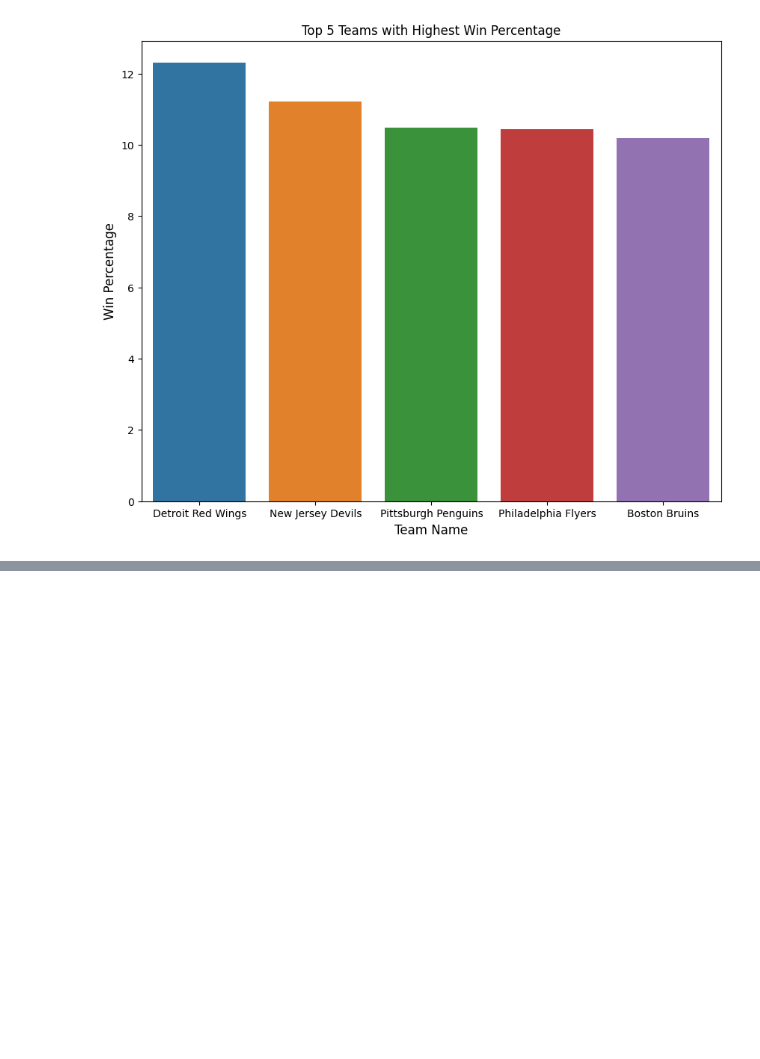
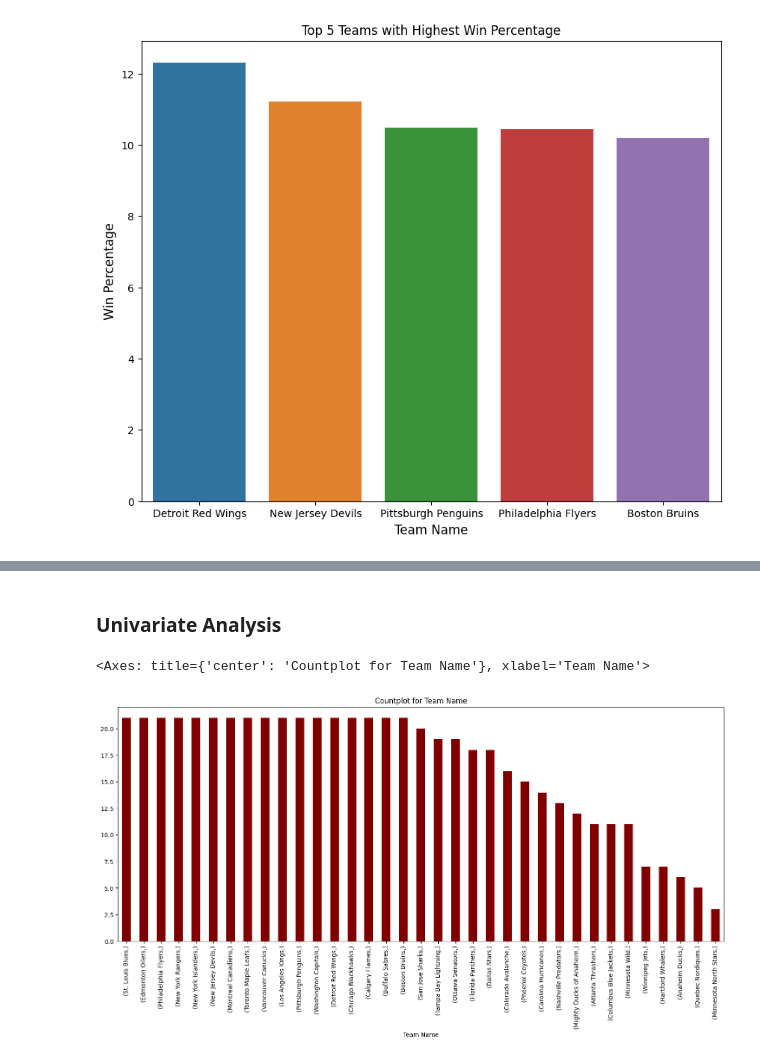
Before and after one commit to neerajprasad209/Etlhive_assignment, a Jupyter notebook: EDA_Scraped_data.ipynb, the cells around one changed output, grey strips where cells are left out. Cells and saved outputs as stored; diff of their text form; code cells hidden in the pictures; blank space fills up the shorter version.

```diff
--- a/EDA_Scraped_data.ipynb
+++ b/EDA_Scraped_data.ipynb
@@ -153,0 +177,8 @@ Text(0, 0.5, 'Win Percentage')
+# %% [markdown]
+### Univariate Analysis
+# %%
+plt.figure(figsize =(18, 7))
+df[cat].value_counts(ascending=False).plot(kind='bar',title=f'Countplot for Team Name',color ='maroon')
+# %% [output]
+<Axes: title={'center': 'Countplot for Team Name'}, xlabel='Team Name'>
+[figure, added]
```
Also changed, not shown: parts of 10 cells of this notebook.
